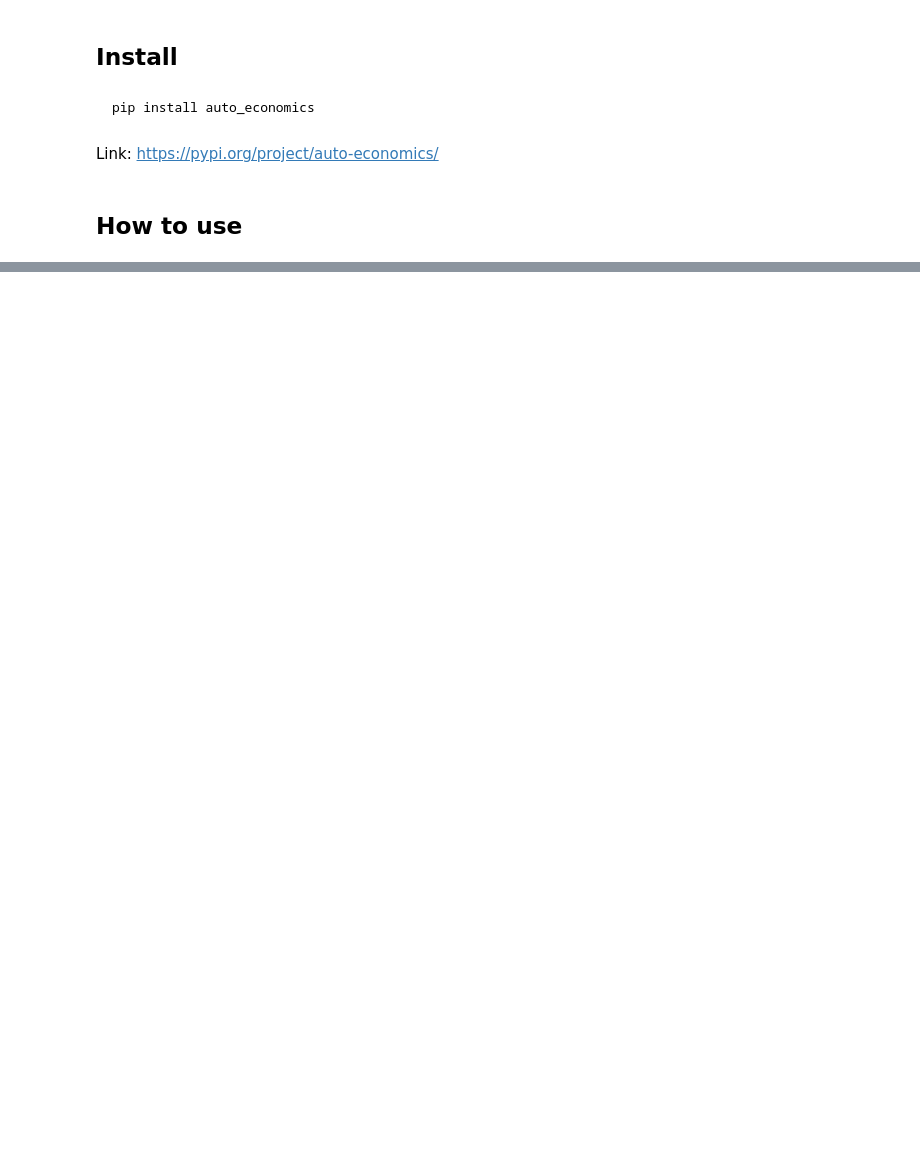
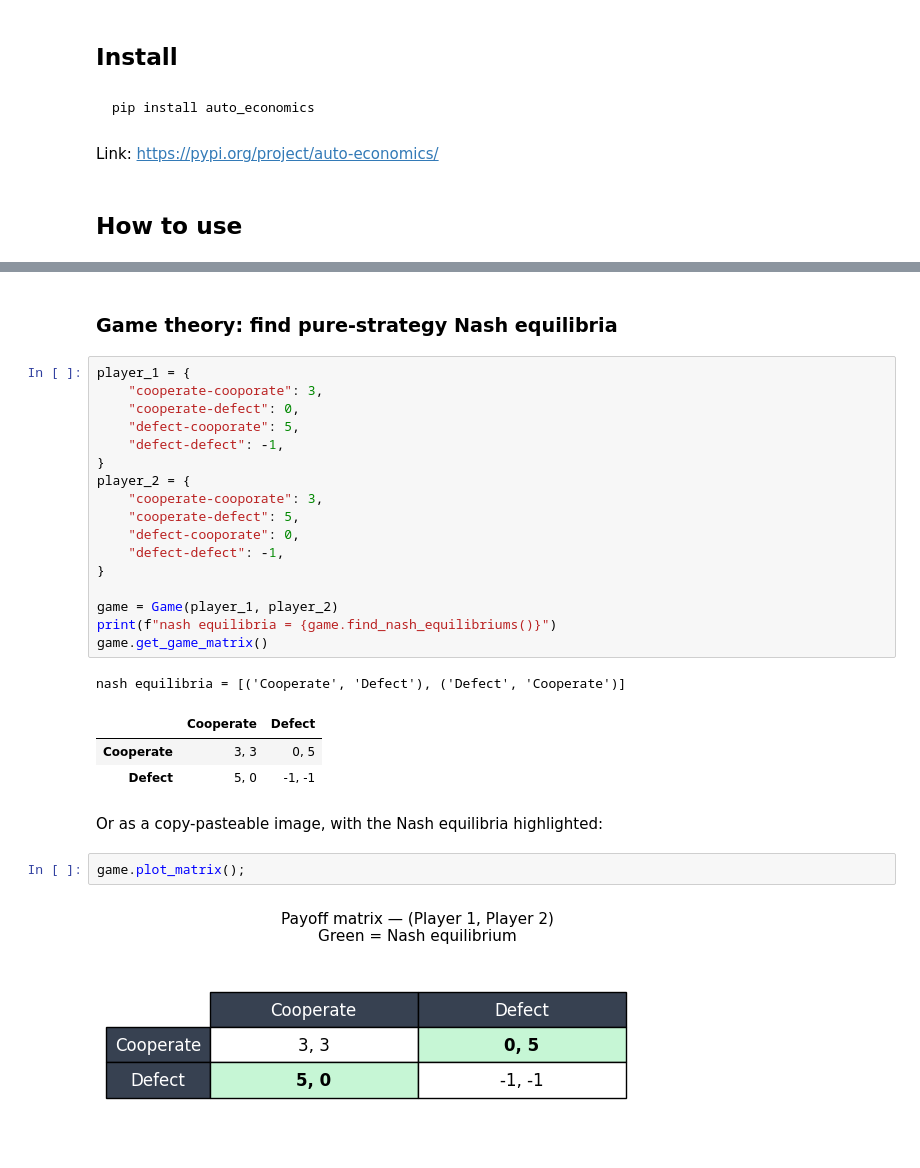
Before and after one commit to uh2000/auto_economics, a Jupyter notebook: nbs/index.ipynb, the cells around one changed output, grey strips where cells are left out. Saved outputs shown, nothing was run; the diff lists cells and outputs as text; blank space fills up the shorter version.

```diff
--- a/nbs/index.ipynb
+++ b/nbs/index.ipynb
@@ -88,0 +73,30 @@ Quantity monopoly: 3
+# %% [markdown]
+### Game theory: find pure-strategy Nash equilibria
+# %%
+player_1 = {
+    "cooperate-cooporate": 3,
+    "cooperate-defect": 0,
+    "defect-cooporate": 5,
+    "defect-defect": -1,
+}
+player_2 = {
+    "cooperate-cooporate": 3,
+    "cooperate-defect": 5,
+    "defect-cooporate": 0,
+    "defect-defect": -1,
+}
+
+game = Game(player_1, player_2)
+print(f"nash equilibria = {game.find_nash_equilibriums()}")
+game.get_game_matrix()
+# %% [output]
+nash equilibria = [('Cooperate', 'Defect'), ('Defect', 'Cooperate')]
+|  | Cooperate | Defect |
+| Cooperate | 3, 3 | 0, 5 |
+| Defect | 5, 0 | -1, -1 |
+# %% [markdown]
+Or as a copy-pasteable image, with the Nash equilibria highlighted:
+# %%
+game.plot_matrix();
+# %% [output]
+[figure, added]
```
Also changed, not shown: parts of 17 cells of this notebook, 11 other files.
